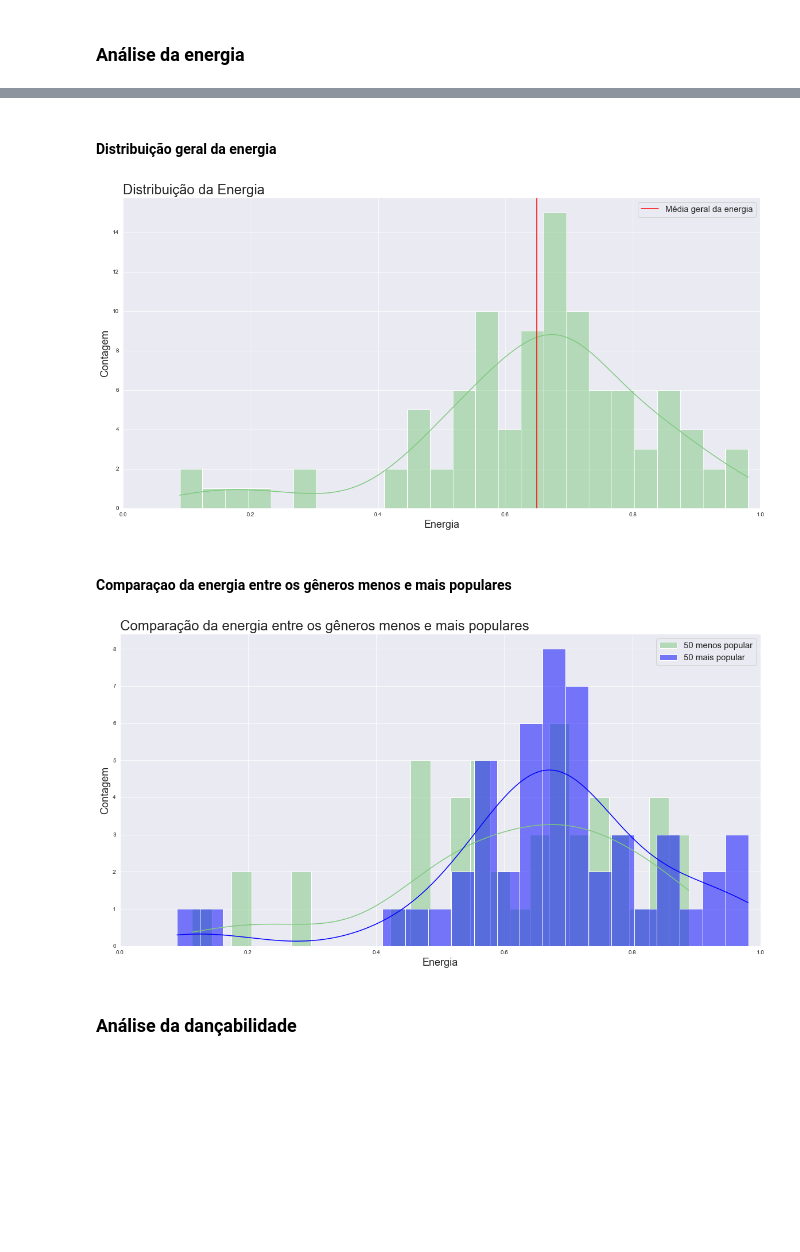
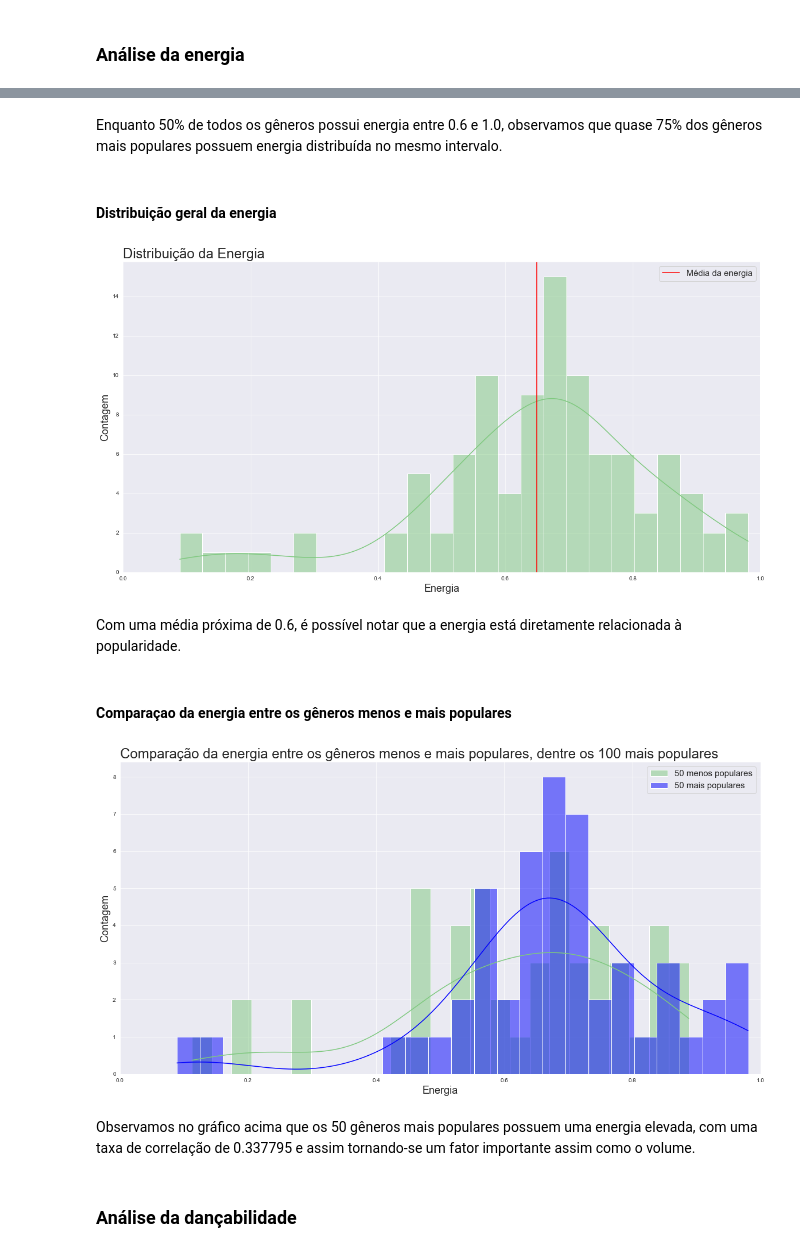
Before and after one commit to RafaelxFernandes/Analise-Spotify, a Jupyter notebook: Analise-Spotify.ipynb, the cells around one changed output, grey strips where cells are left out. Saved outputs shown, nothing was run; the diff lists cells and outputs as text; code cells hidden in the pictures; blank space fills up the shorter version.

```diff
--- a/Analise-Spotify.ipynb
+++ b/Analise-Spotify.ipynb
@@ -97,15 +118,15 @@ def plotar_histograma_comparacao(x, titulo, xlabel, ylabel, xlim_min, xlim_max):
     df_mais_pop = df_pop[x][0:50]
 
     plt.figure(figsize = (20, 10))
-    sns.histplot(df_menos_pop, kde = True, bins = 25, label = "50 menos popular")
-    sns.histplot(df_mais_pop, kde = True, bins = 25, label = "50 mais popular", color = "b")
+    sns.histplot(df_menos_pop, kde = True, bins = 25, label = "50 menos populares")
+    sns.histplot(df_mais_pop, kde = True, bins = 25, label = "50 mais populares", color = "b")
 
     plt.title(titulo, fontsize = 24, loc = "left")
     plt.xlabel(xlabel, fontsize = 18)
     plt.ylabel(ylabel, fontsize = 18)
     plt.xlim(xlim_min, xlim_max)
 
-    plt.legend(prop = {"size": 15})
+    plt.legend(fontsize = 15)
     plt.show()
 # %% [markdown]
 ### Análise do volume
@@ -128,16 +168,23 @@ plotar_histograma_comparacao("loudness", "Comparação do volume entre os gêner
+# %% [markdown]
+Enquanto 50% de todos os gêneros possui energia entre 0.6 e 1.0, observamos que quase 75% dos gêneros mais populares possuem energia distribuída no mesmo intervalo.
 # %% [markdown]
 #### Distribuição geral da energia
 # %%
 plotar_histograma_unico(df_pop, "energy", "Distribuição da Energia",
-          "Energia", "Contagem", 0, 1, "Média geral da energia")
+          "Energia", "Contagem", 0, 1, "Média da energia")
 # %% [output]
-[figure, old version]
+[figure, new version]
+# %% [markdown]
+Com uma média próxima de 0.6, é possível notar que a energia está diretamente relacionada à popularidade.
 # %% [markdown]
 #### Comparaçao da energia entre os gêneros menos e mais populares
 # %%
-plotar_histograma_comparacao("energy", "Comparação da energia entre os gêneros menos e mais populares",
+plotar_histograma_comparacao("energy",
+                            "Comparação da energia entre os gêneros menos e mais populares, dentre os 100 mais populares",
                             "Energia", "Contagem", 0, 1)
 # %% [output]
-[figure, old version]
+[figure, new version]
+# %% [markdown]
+Observamos no gráfico acima que os 50 gêneros mais populares possuem uma energia elevada, com uma taxa de correlação de 0.337795 e assim tornando-se um fator importante assim como o volume.
 # %% [markdown]
 ### Análise da dançabilidade
```
Also changed, not shown: parts of 19 cells of this notebook.
